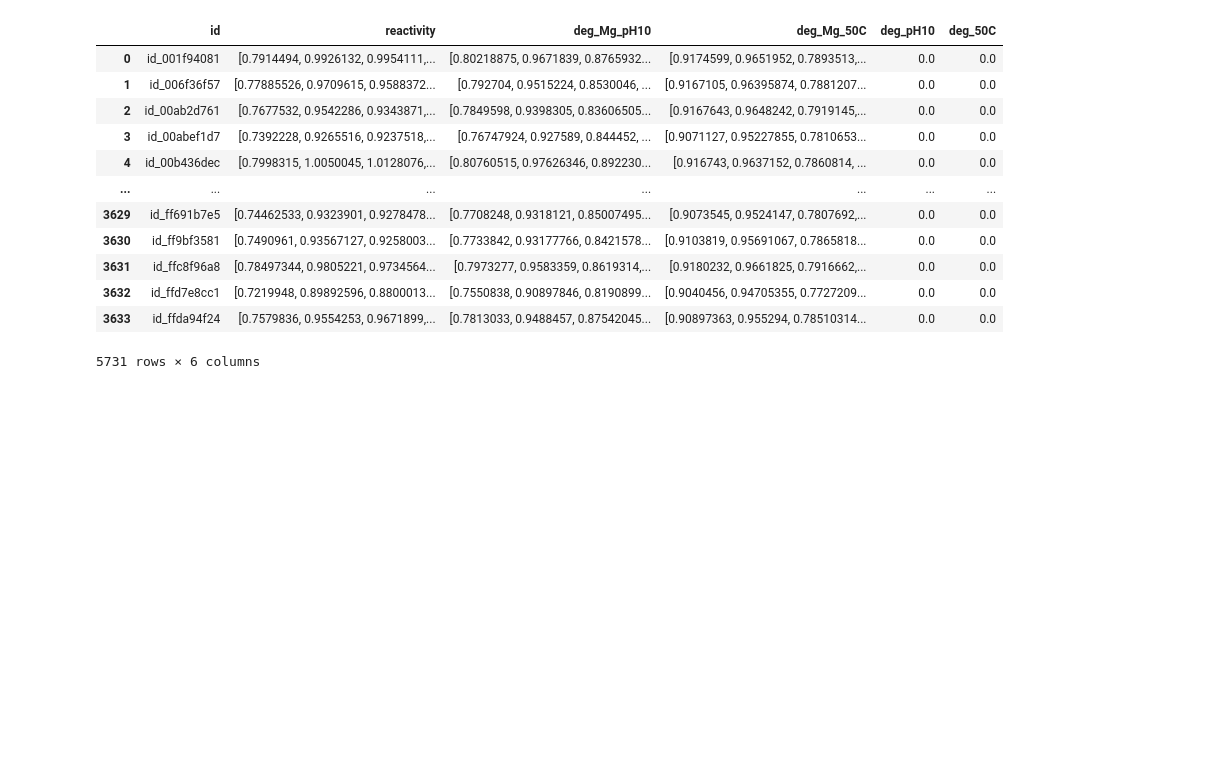
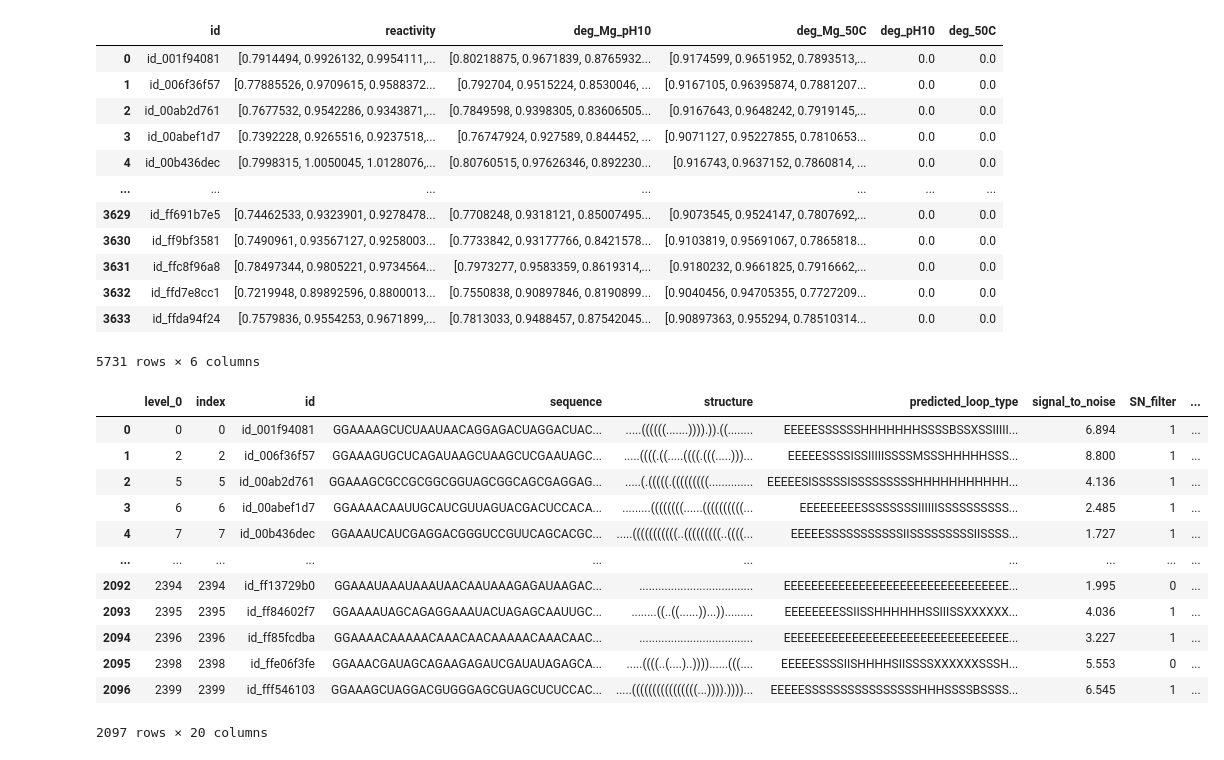
Before and after one commit to Sawzen/OpenVaccine-COVID-19-mRNA-Vaccine-Degradation-Prediction, a Jupyter notebook: Notebook/Last_Got_enough_of_this.ipynb, the cells around one changed output. Saved outputs shown, nothing was run; the diff lists cells and outputs as text; code cells hidden in the pictures; blank space fills up the shorter version.

```diff
--- a/Notebook/Last_Got_enough_of_this.ipynb
+++ b/Notebook/Last_Got_enough_of_this.ipynb
@@ -363,0 +387,2 @@ test_res
+# %%
+train = train.reset_index()
@@ -385,0 +855,16 @@ result.to_csv('result.csv', index=False)
+# %%
+train
+# %% [output]
+|  | level_0 | index | id | sequence | structure | predicted_loop_type | signal_to_noise | SN_filter | ... |
+| 0 | 0 | 0 | id_001f94081 | GGAAAAGCUCUAAUAACAGGAGACUAGGACUAC... | .....((((((.......)))).)).((........ | EEEEESSSSSSHHHHHHHSSSSBSSXSSIIIII... | 6.894 | 1 | ... |
+| 1 | 2 | 2 | id_006f36f57 | GGAAAGUGCUCAGAUAAGCUAAGCUCGAAUAGC... | .....((((.((.....((((.(((.....)))... | EEEEESSSSISSIIIIISSSSMSSSHHHHHSSS... | 8.800 | 1 | ... |
+| 2 | 5 | 5 | id_00ab2d761 | GGAAAGCGCCGCGGCGGUAGCGGCAGCGAGGAG... | .....(.(((((.(((((((((.............. | EEEEESISSSSSISSSSSSSSSHHHHHHHHHHH... | 4.136 | 1 | ... |
+| 3 | 6 | 6 | id_00abef1d7 | GGAAAACAAUUGCAUCGUUAGUACGACUCCACA... | .........((((((((......((((((((((... | EEEEEEEEESSSSSSSSIIIIIISSSSSSSSSS... | 2.485 | 1 | ... |
+| 4 | 7 | 7 | id_00b436dec | GGAAAUCAUCGAGGACGGGUCCGUUCAGCACGC... | .....(((((((((((..(((((((((..((((... | EEEEESSSSSSSSSSSIISSSSSSSSSIISSSS... | 1.727 | 1 | ... |
+| ... | ... | ... | ... | ... | ... | ... | ... | ... | ... |
+| 2092 | 2394 | 2394 | id_ff13729b0 | GGAAAUAAAUAAAUAACAAUAAAGAGAUAAGAC... | .................................... | EEEEEEEEEEEEEEEEEEEEEEEEEEEEEEEEE... | 1.995 | 0 | ... |
+| 2093 | 2395 | 2395 | id_ff84602f7 | GGAAAAUAGCAGAGGAAAUACUAGAGCAAUUGC... | ........((..((......))...))......... | EEEEEEEESSIISSHHHHHHSSIIISSXXXXXX... | 4.036 | 1 | ... |
+| 2094 | 2396 | 2396 | id_ff85fcdba | GGAAAACAAAAACAAACAACAAAAACAAACAAC... | .................................... | EEEEEEEEEEEEEEEEEEEEEEEEEEEEEEEEE... | 3.227 | 1 | ... |
+| 2095 | 2398 | 2398 | id_ffe06f3fe | GGAAACGAUAGCAGAAGAGAUCGAUAUAGAGCA... | .....((((..(....)..))))......(((.... | EEEEESSSSIISHHHHSIISSSSXXXXXXSSSH... | 5.553 | 0 | ... |
+| 2096 | 2399 | 2399 | id_fff546103 | GGAAAGCUAGGACGUGGGAGCGUAGCUCUCCAC... | .....((((((((((((((((...)))).))))... | EEEEESSSSSSSSSSSSSSSSHHHSSSSBSSSS... | 6.545 | 1 | ... |
+2097 rows × 20 columns
```
Also changed, not shown: parts of 47 cells of this notebook.
